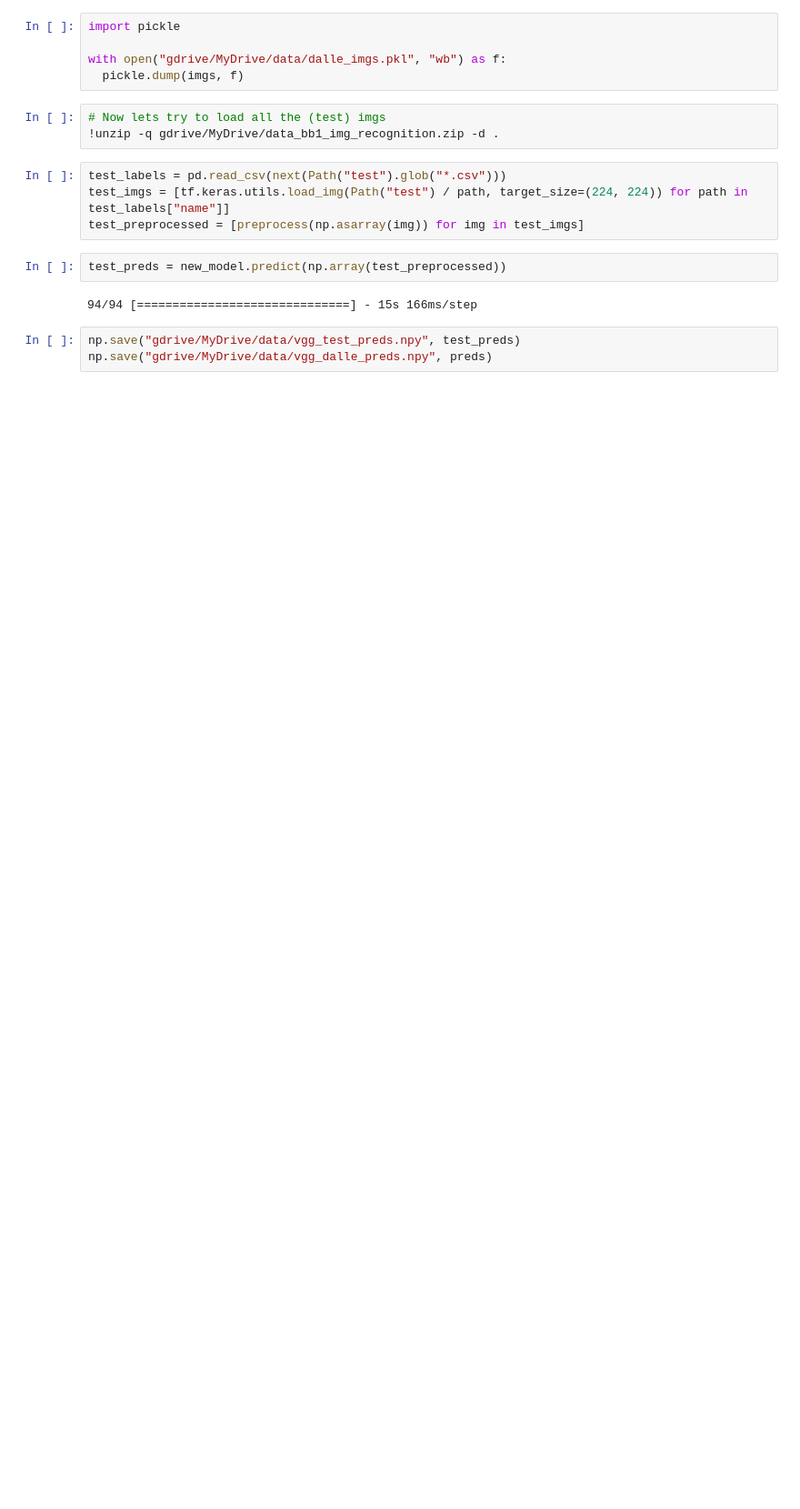
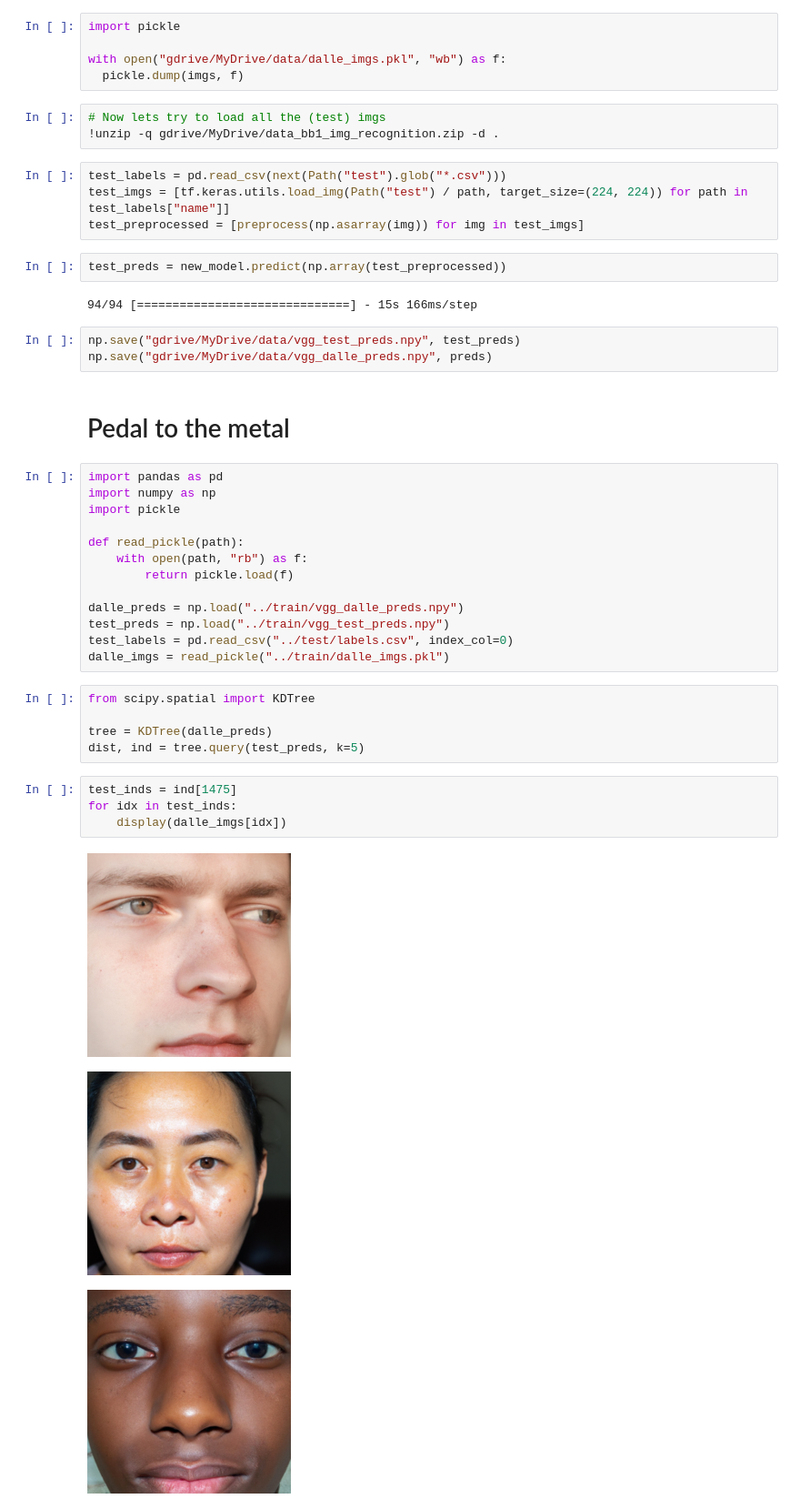
Before and after one commit to am-bean/face_recognition_bounty, a Jupyter notebook: notebooks/dalle_explore.ipynb, the cells around one changed output. Shown at 91% size. Saved outputs shown, nothing was run; the diff lists cells and outputs as text; blank space fills up the shorter version.

```diff
--- a/notebooks/dalle_explore.ipynb
+++ b/notebooks/dalle_explore.ipynb
@@ -147,3 +147,31 @@ test_preds = new_model.predict(np.array(test_preprocessed))
 # %%
 np.save("gdrive/MyDrive/data/vgg_test_preds.npy", test_preds)
 np.save("gdrive/MyDrive/data/vgg_dalle_preds.npy", preds)
+# %% [markdown]
+# Pedal to the metal
+# %%
+import pandas as pd
+import numpy as np
+import pickle
+
+def read_pickle(path):
+    with open(path, "rb") as f:
+        return pickle.load(f)
+
+dalle_preds = np.load("../train/vgg_dalle_preds.npy")
+test_preds = np.load("../train/vgg_test_preds.npy")
+test_labels = pd.read_csv("../test/labels.csv", index_col=0)
+dalle_imgs = read_pickle("../train/dalle_imgs.pkl")
+# %%
+from scipy.spatial import KDTree
+
+tree = KDTree(dalle_preds)
+dist, ind = tree.query(test_preds, k=5)
+# %%
+test_inds = ind[1475]
+for idx in test_inds:
+    display(dalle_imgs[idx])
+# %% [output]
+[figure, added]
+[figure, added]
+[figure, added]
```
Also changed, not shown: parts of 3 cells of this notebook, 1 other file.
